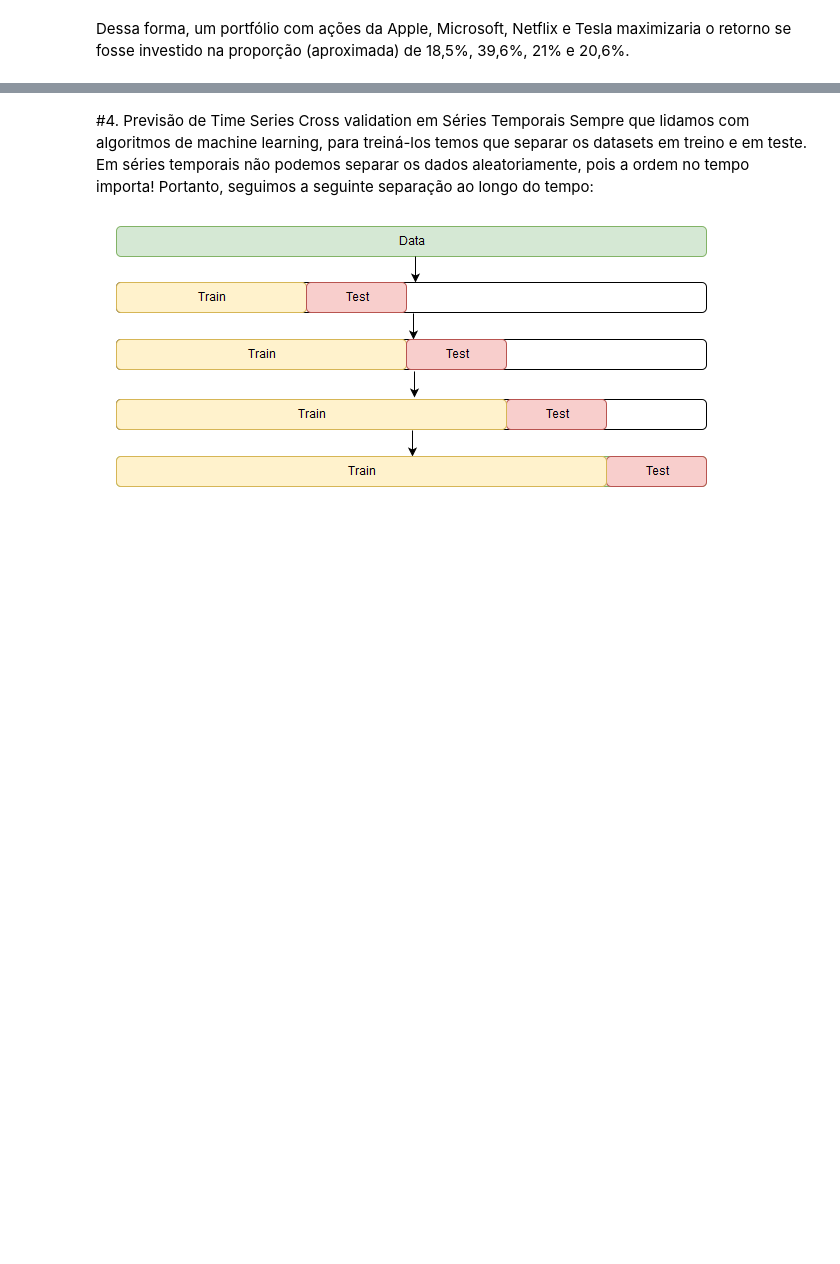
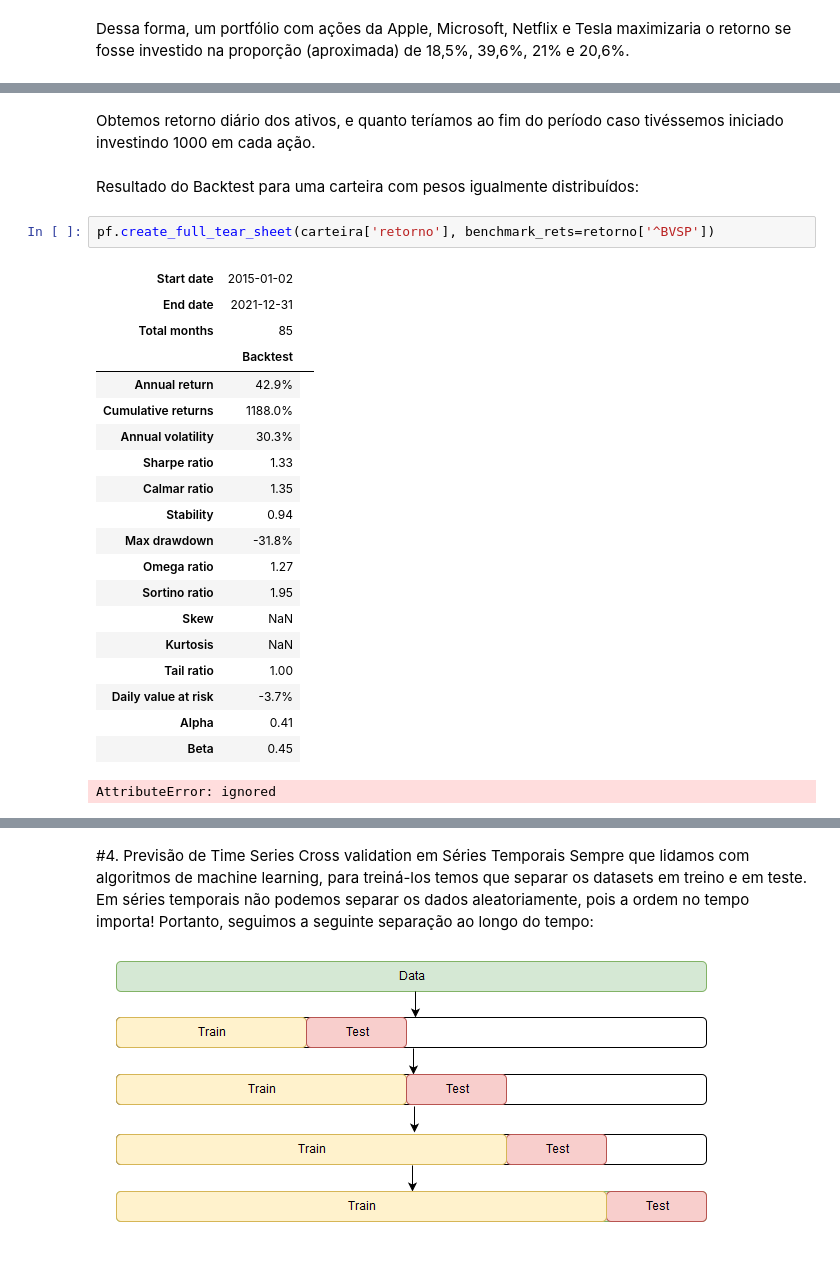
Before and after one commit to fernandaperon1/financas_quantitativas, a Jupyter notebook: analise_portfolio.ipynb, the cells around one changed output, grey strips where cells are left out. Cells and saved outputs as stored; diff of their text form; blank space fills up the shorter version.

```diff
--- a/analise_portfolio.ipynb
+++ b/analise_portfolio.ipynb
@@ -441,0 +472,27 @@ array([-0.02829874, -0.03630762, -0.02819964, ..., 12.87716316,
+# %% [markdown]
+Obtemos retorno diário dos ativos, e quanto teríamos ao fim do período caso tivéssemos iniciado investindo 1000 em cada ação.
+# %% [markdown]
+Resultado do Backtest para uma carteira com pesos igualmente distribuídos:
+# %%
+pf.create_full_tear_sheet(carteira['retorno'], benchmark_rets=retorno['^BVSP'])
+# %% [output]
+| Start date | 2015-01-02 |  |
+| End date | 2021-12-31 |  |
+| Total months | 85 |  |
+|  | Backtest |
+| Annual return | 42.9% |
+| Cumulative returns | 1188.0% |
+| Annual volatility | 30.3% |
+| Sharpe ratio | 1.33 |
+| Calmar ratio | 1.35 |
+| Stability | 0.94 |
+| Max drawdown | -31.8% |
+| Omega ratio | 1.27 |
+| Sortino ratio | 1.95 |
+| Skew | NaN |
+| Kurtosis | NaN |
+| Tail ratio | 1.00 |
+| Daily value at risk | -3.7% |
+| Alpha | 0.41 |
+| Beta | 0.45 |
+AttributeError: ignored
```
Also changed, not shown: parts of 27 cells of this notebook.
